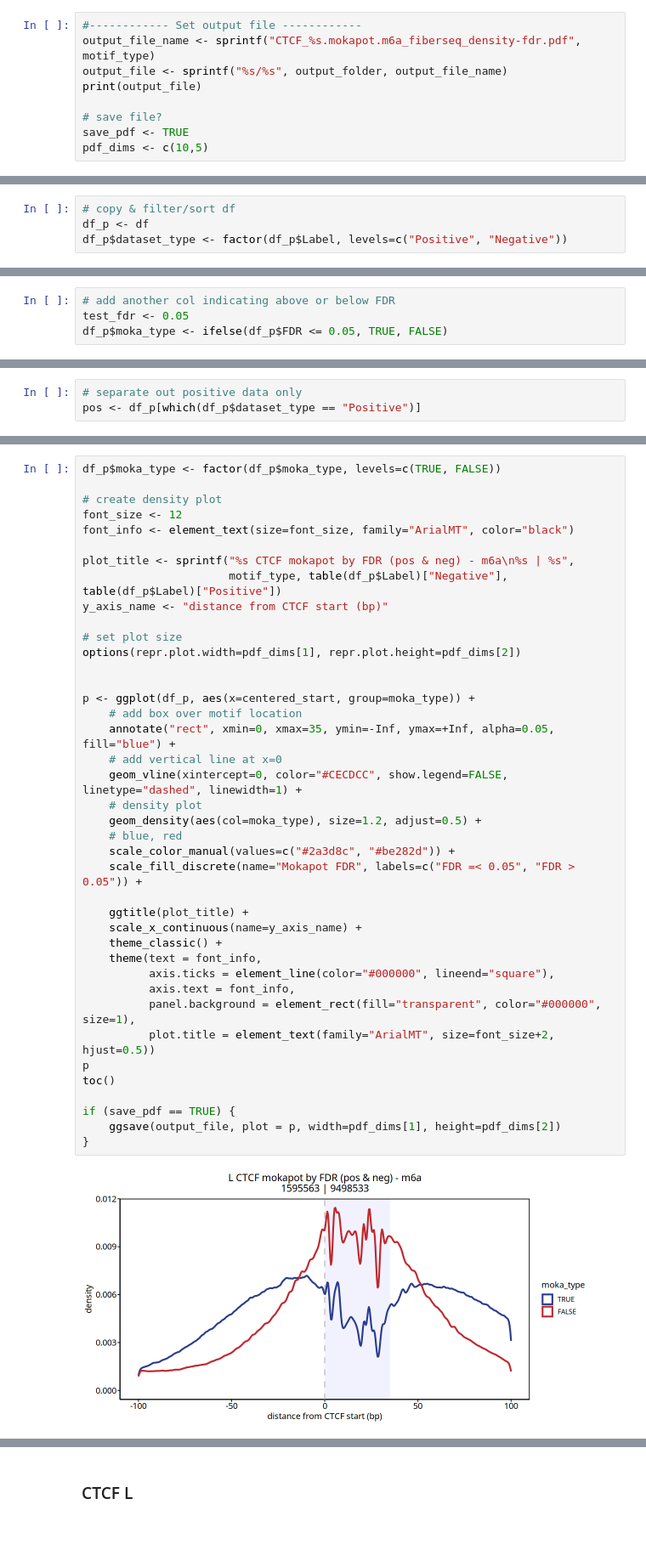
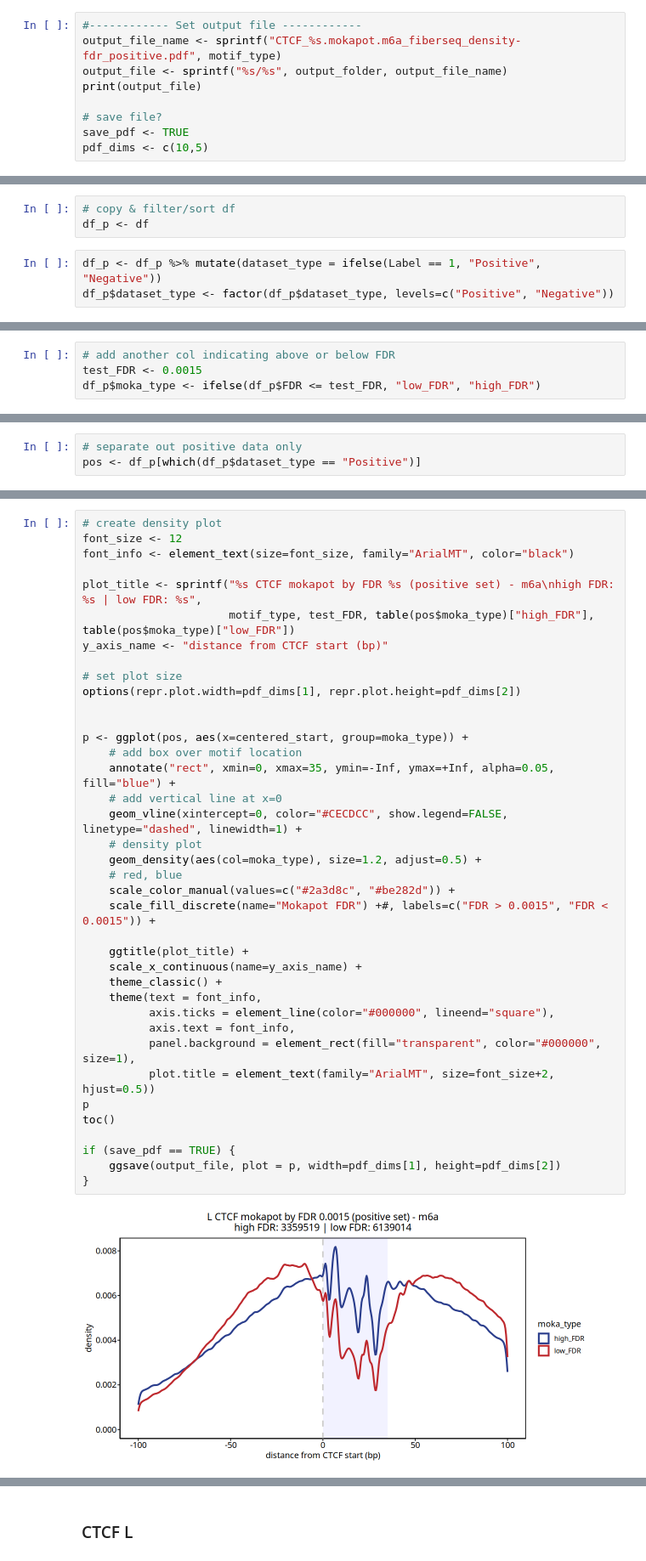
Before and after one commit to monikaperez/ctcf-footprinting, a Jupyter notebook: r_scripts/moka_density_plots.ipynb, the cells around one changed output, grey strips where cells are left out. Shown: that part at 85% size. Drawn from its saved outputs; the diff is of its cells as text; blank space fills up the shorter version.

Commit message:
new figure additions

```diff
--- a/r_scripts/moka_density_plots.ipynb
+++ b/r_scripts/moka_density_plots.ipynb
@@ -185,6 +219,6 @@ if (save_pdf == TRUE) {
 # %%
 #------------ Set output file ------------
-output_file_name <- sprintf("CTCF_%s.mokapot.m6a_fiberseq_density-fdr.pdf", motif_type)
+output_file_name <- sprintf("CTCF_%s.mokapot.m6a_fiberseq_density-fdr_positive.pdf", motif_type)
 output_file <- sprintf("%s/%s", output_folder, output_file_name)
 print(output_file)
 
@@ -196,4 +230,6 @@ pdf_dims <- c(10,5)
 # %%
 # copy & filter/sort df
 df_p <- df
-df_p$dataset_type <- factor(df_p$Label, levels=c("Positive", "Negative"))
+# %%
+df_p <- df_p %>% mutate(dataset_type = ifelse(Label == 1, "Positive", "Negative"))
+df_p$dataset_type <- factor(df_p$dataset_type, levels=c("Positive", "Negative"))
@@ -202,5 +250,5 @@ df_p$dataset_type <- factor(df_p$Label, levels=c("Positive", "Negative"))
 names(df_p)[names(df_p) == "mokapot q-value"] <- "FDR"
 # %%
 # add another col indicating above or below FDR
-test_fdr <- 0.05
-df_p$moka_type <- ifelse(df_p$FDR <= 0.05, TRUE, FALSE)
+test_FDR <- 0.0015
+df_p$moka_type <- ifelse(df_p$FDR <= test_FDR, "low_FDR", "high_FDR")
@@ -247,45 +268,43 @@ Negative
 # %%
-df_p$moka_type <- factor(df_p$moka_type, levels=c(TRUE, FALSE))
-
 # create density plot
 font_size <- 12
 font_info <- element_text(size=font_size, family="ArialMT", color="black")
 
-plot_title <- sprintf("%s CTCF mokapot by FDR (pos & neg) - m6a\n%s | %s",
-                      motif_type, table(df_p$Label)["Negative"], table(df_p$Label)["Positive"])
+plot_title <- sprintf("%s CTCF mokapot by FDR %s (positive set) - m6a\nhigh FDR: %s | low FDR: %s",
+                      motif_type, test_FDR, table(pos$moka_type)["high_FDR"], table(pos$moka_type)["low_FDR"])
 y_axis_name <- "distance from CTCF start (bp)"
 
 # set plot size
 options(repr.plot.width=pdf_dims[1], repr.plot.height=pdf_dims[2])
 
 
-p <- ggplot(df_p, aes(x=centered_start, group=moka_type)) +
+p <- ggplot(pos, aes(x=centered_start, group=moka_type)) +
     # add box over motif location
     annotate("rect", xmin=0, xmax=35, ymin=-Inf, ymax=+Inf, alpha=0.05, fill="blue") +
     # add vertical line at x=0
     geom_vline(xintercept=0, color="#CECDCC", show.legend=FALSE, linetype="dashed", linewidth=1) +
     # density plot
     geom_density(aes(col=moka_type), size=1.2, adjust=0.5) +
-    # blue, red
+    # red, blue
     scale_color_manual(values=c("#2a3d8c", "#be282d")) +
-    scale_fill_discrete(name="Mokapot FDR", labels=c("FDR =< 0.05", "FDR > 0.05")) +
+    scale_fill_discrete(name="Mokapot FDR") +#, labels=c("FDR > 0.0015", "FDR < 0.0015")) +
 
     ggtitle(plot_title) +
     scale_x_continuous(name=y_axis_name) +
     theme_classic() +
     theme(text = font_info,
           axis.ticks = element_line(color="#000000", lineend="square"),
           axis.text = font_info,
           panel.background = element_rect(fill="transparent", color="#000000", size=1),
           plot.title = element_text(family="ArialMT", size=font_size+2, hjust=0.5))
 p
 toc()
 
 if (save_pdf == TRUE) {
     ggsave(output_file, plot = p, width=pdf_dims[1], height=pdf_dims[2])
 }
 # %% [output]
-[figure, old version]
+[figure, new version]
 # %%
 #------------ Set output file ------------
 output_file_name <- sprintf("CTCF_%s.mokapot.m6a_fiberseq_density-fdr_positive.pdf", motif_type)
```
Also changed, not shown: parts of 18 cells of this notebook, 9 other files.
